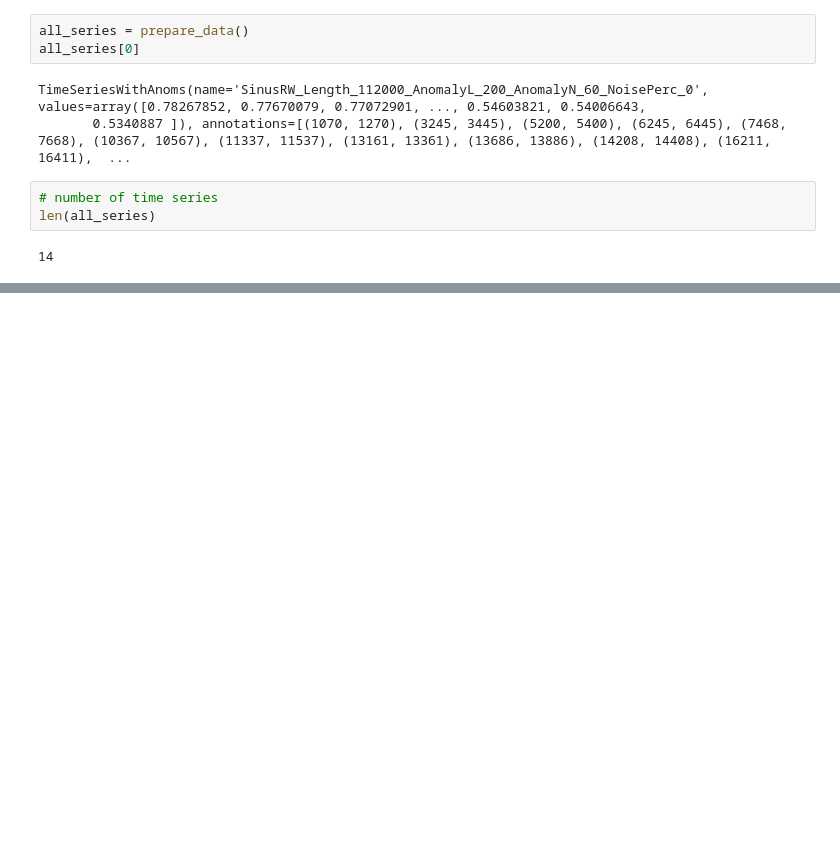
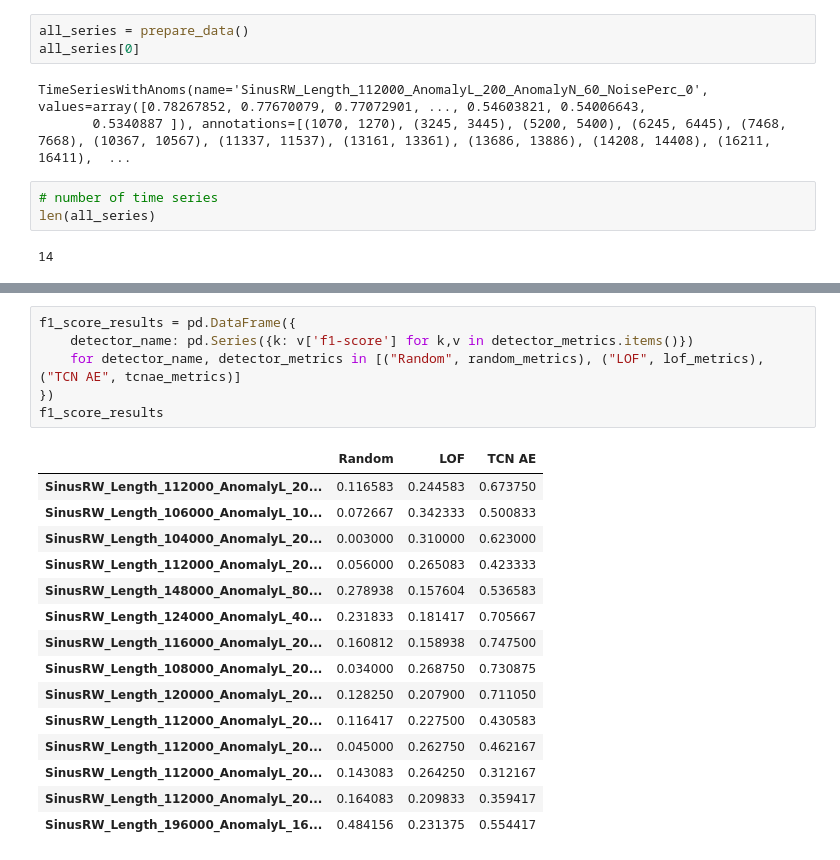
Before and after one commit to Hubert1225/Time-series-AD-with-TCN, a Jupyter notebook: evaluation.ipynb, the cells around one changed output, grey strips where cells are left out. Drawn from its saved outputs; the diff is of its cells as text; blank space fills up the shorter version.

```diff
--- a/evaluation.ipynb
+++ b/evaluation.ipynb
@@ -67,0 +156,22 @@ tcnae_metrics = evaluate_tcnae(
+# %%
+f1_score_results = pd.DataFrame({
+    detector_name: pd.Series({k: v['f1-score'] for k,v in detector_metrics.items()})
+    for detector_name, detector_metrics in [("Random", random_metrics), ("LOF", lof_metrics), ("TCN AE", tcnae_metrics)]
+})
+f1_score_results
+# %% [output]
+|  | Random | LOF | TCN AE |
+| SinusRW_Length_112000_AnomalyL_20... | 0.116583 | 0.244583 | 0.673750 |
+| SinusRW_Length_106000_AnomalyL_10... | 0.072667 | 0.342333 | 0.500833 |
+| SinusRW_Length_104000_AnomalyL_20... | 0.003000 | 0.310000 | 0.623000 |
+| SinusRW_Length_112000_AnomalyL_20... | 0.056000 | 0.265083 | 0.423333 |
+| SinusRW_Length_148000_AnomalyL_80... | 0.278938 | 0.157604 | 0.536583 |
+| SinusRW_Length_124000_AnomalyL_40... | 0.231833 | 0.181417 | 0.705667 |
+| SinusRW_Length_116000_AnomalyL_20... | 0.160812 | 0.158938 | 0.747500 |
+| SinusRW_Length_108000_AnomalyL_20... | 0.034000 | 0.268750 | 0.730875 |
+| SinusRW_Length_120000_AnomalyL_20... | 0.128250 | 0.207900 | 0.711050 |
+| SinusRW_Length_112000_AnomalyL_20... | 0.116417 | 0.227500 | 0.430583 |
+| SinusRW_Length_112000_AnomalyL_20... | 0.045000 | 0.262750 | 0.462167 |
+| SinusRW_Length_112000_AnomalyL_20... | 0.143083 | 0.264250 | 0.312167 |
+| SinusRW_Length_112000_AnomalyL_20... | 0.164083 | 0.209833 | 0.359417 |
+| SinusRW_Length_196000_AnomalyL_16... | 0.484156 | 0.231375 | 0.554417 |
```
Also changed, not shown: parts of 16 cells of this notebook, 2 other files.
